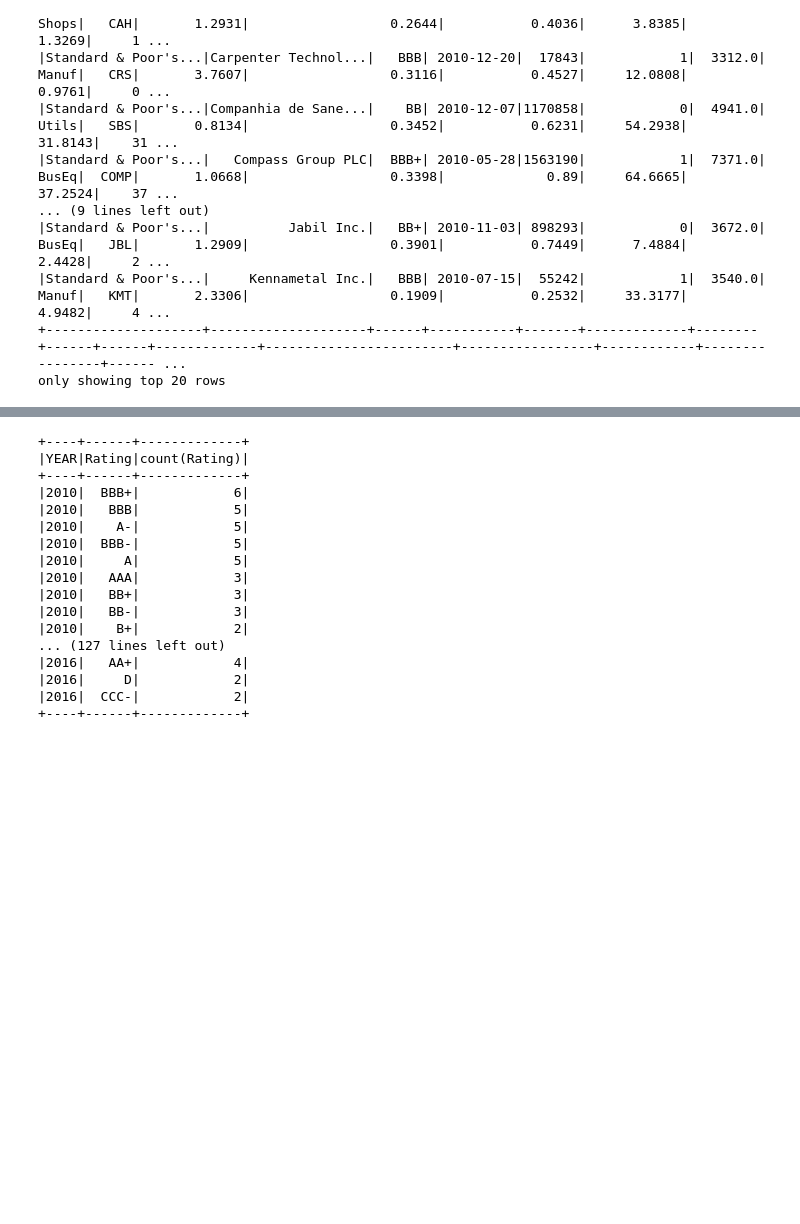
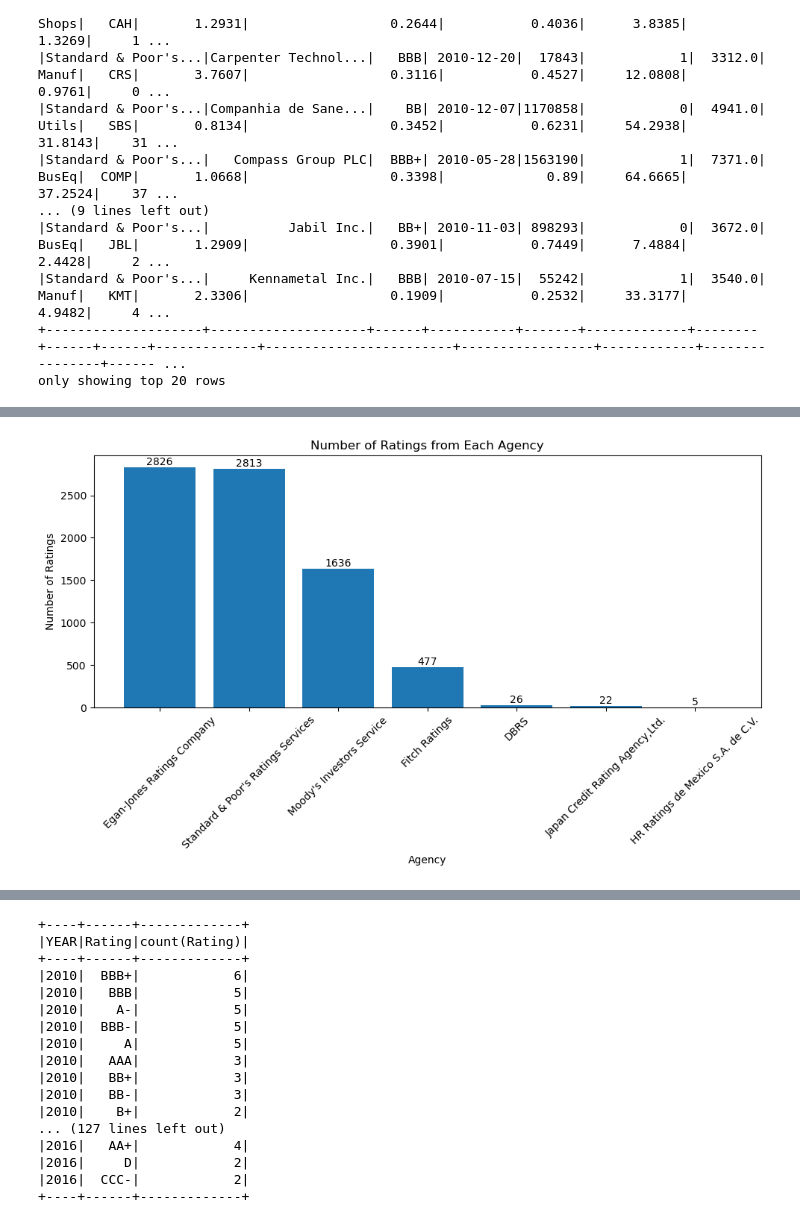
Before and after one commit to ericjjohnson2/corporate_credit_rating, a Jupyter notebook: notebooks/data_import.ipynb, the cells around one changed output, grey strips where cells are left out. Cells and saved outputs as stored; diff of their text form; code cells hidden in the pictures; blank space fills up the shorter version.

```diff
--- a/notebooks/data_import.ipynb
+++ b/notebooks/data_import.ipynb
@@ -54,0 +133,19 @@ df.createOrReplaceTempView('ratings')
+# %%
+# Chart the count for rating agencies, storing the temporary results in a Pandas DF
+result_df = spark.sql(query).toPandas()
+
+# Plotting
+plt.figure(figsize=(10, 6))
+bars = plt.bar(result_df['Rating Agency'], result_df['AgencyCount'])
+plt.title('Number of Ratings from Each Agency')
+plt.xlabel('Agency')
+plt.ylabel('Number of Ratings')
+plt.xticks(rotation=45)
+for bar in bars:
+    yval = bar.get_height()
+    plt.text(bar.get_x() + bar.get_width()/2, yval + 1, yval, ha='center', va='bottom')
+plt.tight_layout()
+plt.savefig('../img/exploration/agency_count.png')
+plt.show()
+# %% [output]
+[figure, added]
```
Also changed, not shown: parts of 42 cells of this notebook, 5 other files.
